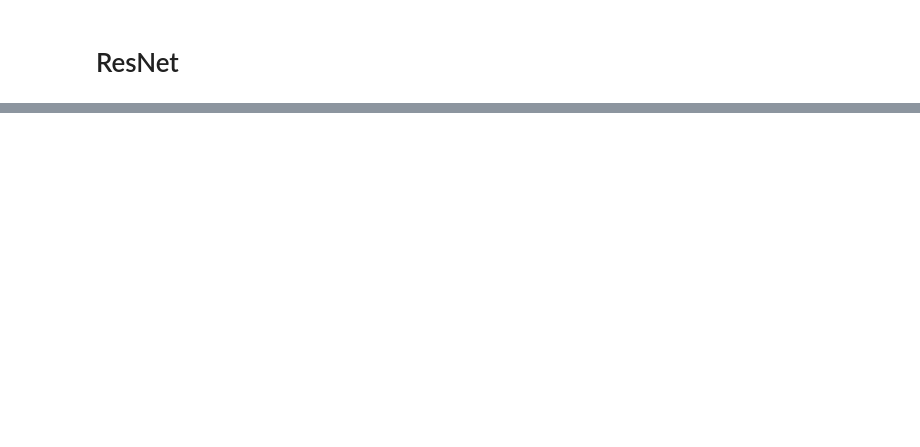
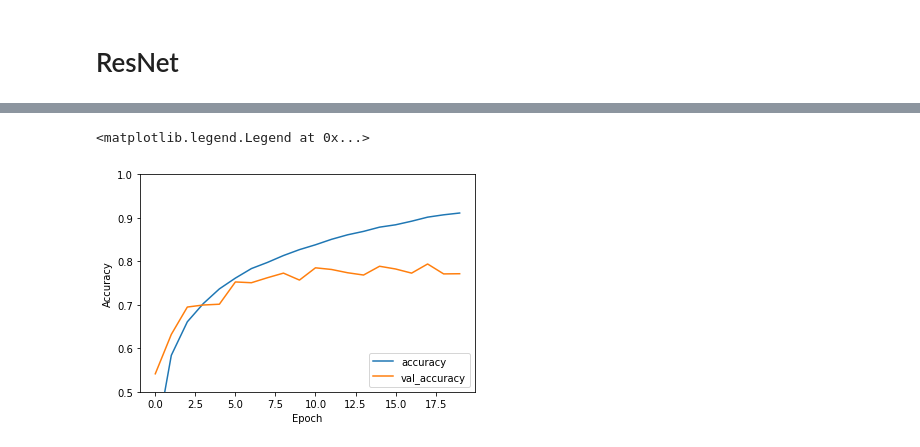
Before and after one commit to Peckkie/AIprototype2022_kie, a Jupyter notebook: Tensorflow(network🌏).ipynb, the cells around one changed output, grey strips where cells are left out. Saved outputs shown, nothing was run; the diff lists cells and outputs as text; code cells hidden in the pictures; blank space fills up the shorter version.

```diff
--- a/Tensorflow(network🌏).ipynb
+++ b/Tensorflow(network🌏).ipynb
@@ -528,0 +569,7 @@ print(test_acc)
+# %%
+resnet_model_modify.compile(optimizer='adam', #optimizer  ปรับ weight
+              loss=tf.keras.losses.SparseCategoricalCrossentropy(from_logits=True), #ปรับแก้ได้
+              metrics=['accuracy']) #metrics เเสดงความแม่นยำตอนที่มันพึ่งเรียน
+# %%
+history = resnet_model_modify.fit(train_images, train_labels, epochs=20,
+                    validation_data=(test_images, test_labels))
@@ -528,0 +594,10 @@ print(test_acc)
+# %%
+plt.plot(history.history['accuracy'], label='accuracy')
+plt.plot(history.history['val_accuracy'], label = 'val_accuracy')
+plt.xlabel('Epoch')
+plt.ylabel('Accuracy')
+plt.ylim([0.5, 1])
+plt.legend(loc='lower right')
+# %% [output]
+<matplotlib.legend.Legend at 0x...>
+[figure, added]
```
Also changed, not shown: parts of 17 cells of this notebook.
